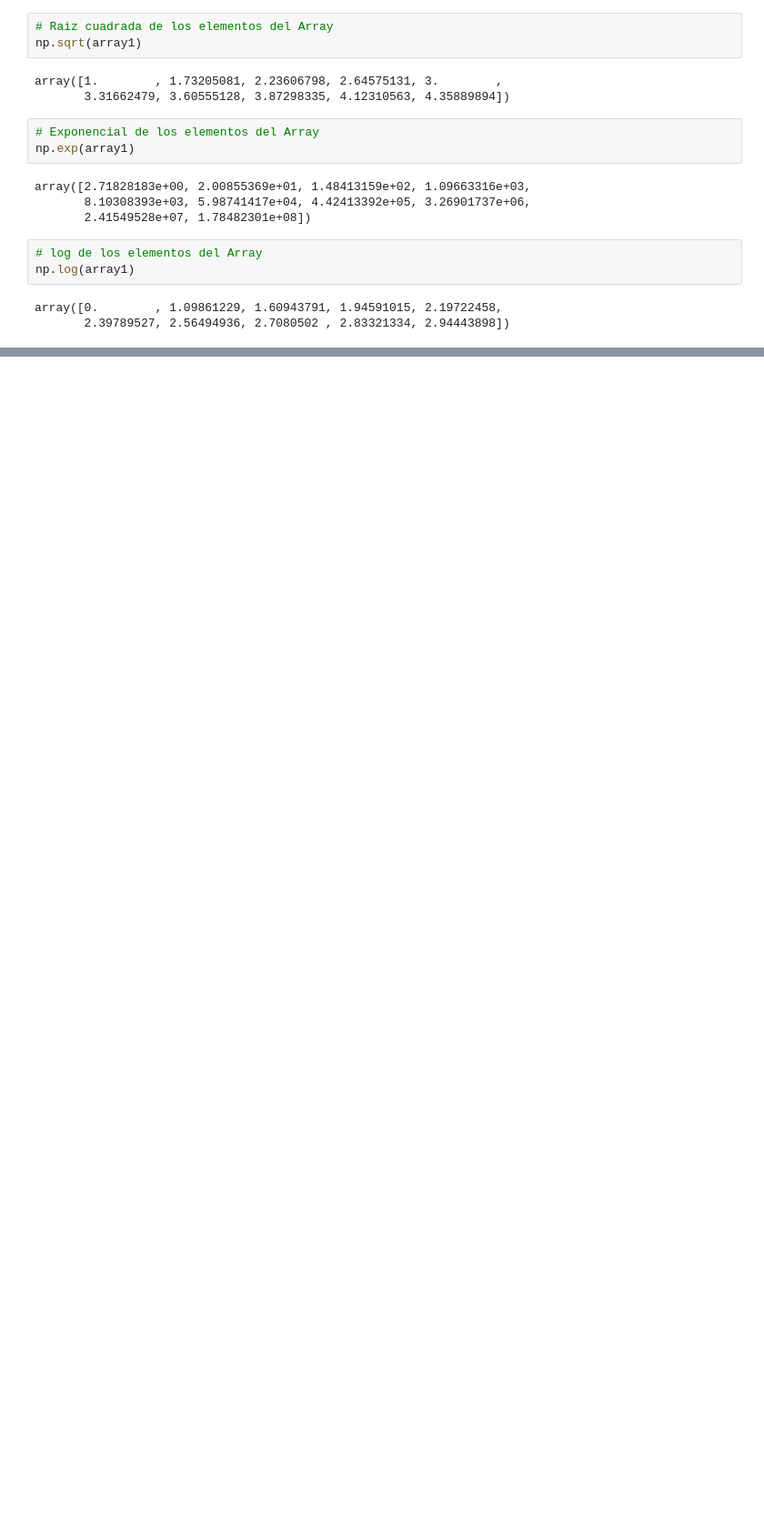
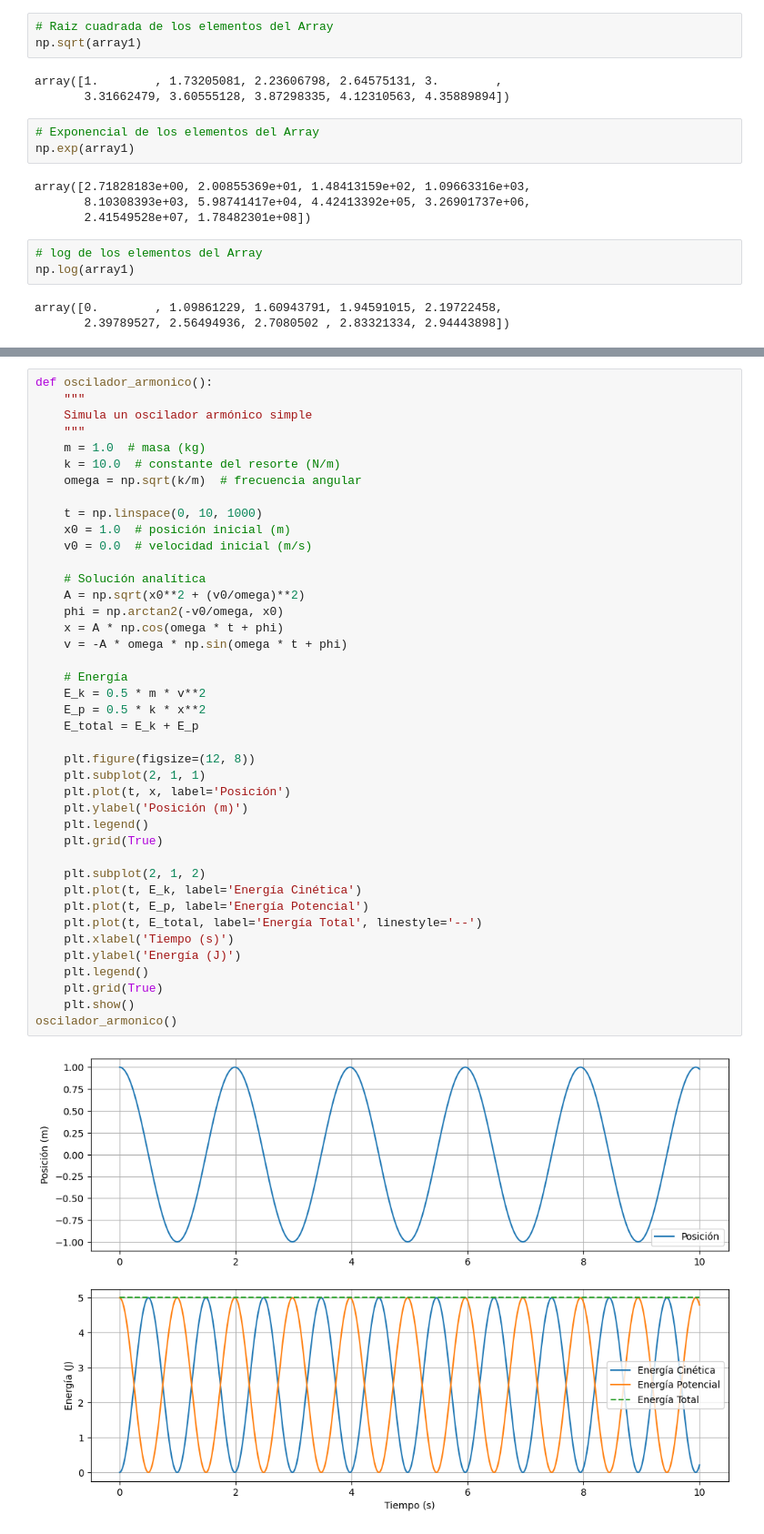
Before and after one commit to juareymal-ui/ML-AI-Lecture-Notes, a Jupyter notebook: 1_Introducci¢n a NumPy.ipynb, the cells around one changed output, grey strips where cells are left out. Shown at 91% size. Saved outputs shown, nothing was run; the diff lists cells and outputs as text; blank space fills up the shorter version.

```diff
--- a/1_Introducci¢n a NumPy.ipynb
+++ b/1_Introducci¢n a NumPy.ipynb
@@ -416,0 +461,43 @@ array([0.        , 1.09861229, 1.60943791, 1.94591015, 2.19722458,
+# %%
+def oscilador_armonico():
+    """
+    Simula un oscilador armónico simple
+    """
+    m = 1.0  # masa (kg)
+    k = 10.0  # constante del resorte (N/m)
+    omega = np.sqrt(k/m)  # frecuencia angular
+
+    t = np.linspace(0, 10, 1000)
+    x0 = 1.0  # posición inicial (m)
+    v0 = 0.0  # velocidad inicial (m/s)
+
+    # Solución analítica
+    A = np.sqrt(x0**2 + (v0/omega)**2)
+    phi = np.arctan2(-v0/omega, x0)
+    x = A * np.cos(omega * t + phi)
+    v = -A * omega * np.sin(omega * t + phi)
+
+    # Energía
+    E_k = 0.5 * m * v**2
+    E_p = 0.5 * k * x**2
+    E_total = E_k + E_p
+
+    plt.figure(figsize=(12, 8))
+    plt.subplot(2, 1, 1)
+    plt.plot(t, x, label='Posición')
+    plt.ylabel('Posición (m)')
+    plt.legend()
+    plt.grid(True)
+
+    plt.subplot(2, 1, 2)
+    plt.plot(t, E_k, label='Energía Cinética')
+    plt.plot(t, E_p, label='Energía Potencial')
+    plt.plot(t, E_total, label='Energía Total', linestyle='--')
+    plt.xlabel('Tiempo (s)')
+    plt.ylabel('Energía (J)')
+    plt.legend()
+    plt.grid(True)
+    plt.show()
+oscilador_armonico()
+# %% [output]
+[figure, added]
```
Also changed, not shown: parts of 9 cells of this notebook.
